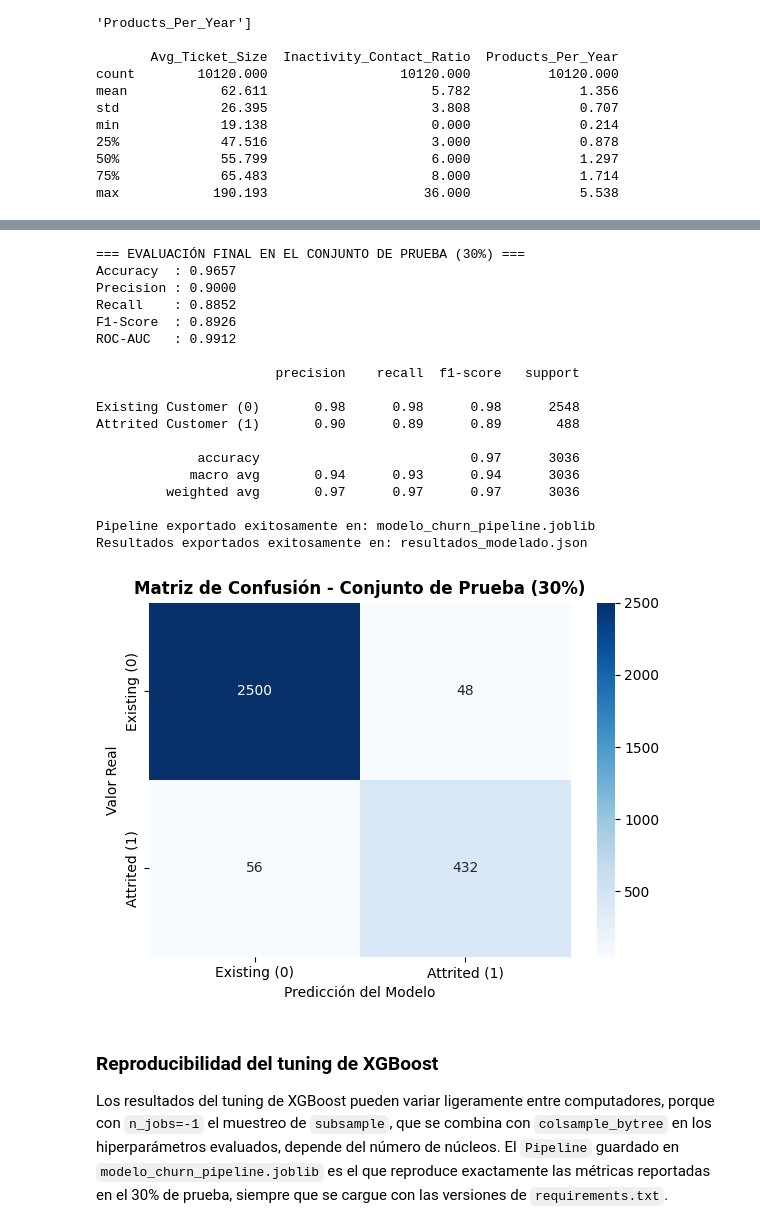
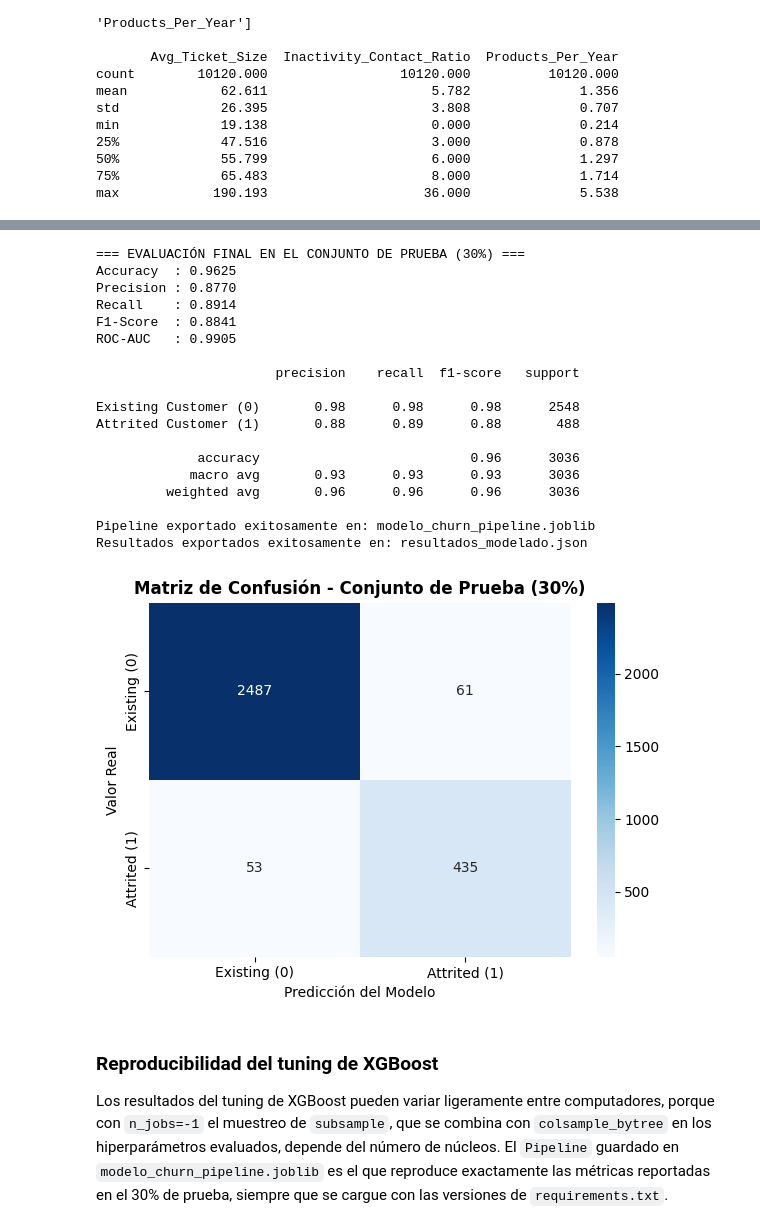
Before and after one commit to dani1309/Clasificacion-de-dataos, a Jupyter notebook: Credit card Churn/02_Modelado_Predictivo_Avanzado.ipynb, the cells around one changed output, grey strips where cells are left out. Saved outputs shown, nothing was run; the diff lists cells and outputs as text; code cells hidden in the pictures.

Commit message:
Actualizar Notebook 02 con Stacking (MLP), pipeline del modelo y resultados_modelado.json

```diff
--- a/Credit card Churn/02_Modelado_Predictivo_Avanzado.ipynb
+++ b/Credit card Churn/02_Modelado_Predictivo_Avanzado.ipynb
@@ -183,7 +215,7 @@ models = {
     "6. XGBoost - Boosting (Ensamble)": XGBClassifier(n_estimators=150, learning_rate=0.1, max_depth=5, random_state=42, eval_metric='logloss', n_jobs=-1),
     "7. Stacking (Ensamble)": StackingClassifier(
         estimators=[
-            ('dt', DecisionTreeClassifier(max_depth=8, random_state=42)),
+            ('mlp', MLPClassifier(hidden_layer_sizes=(64, 32), max_iter=300, early_stopping=True, random_state=42)),
             ('rf', RandomForestClassifier(n_estimators=100, random_state=42, n_jobs=-1)),
             ('xgb', XGBClassifier(n_estimators=100, learning_rate=0.1, max_depth=5, random_state=42, eval_metric='logloss', n_jobs=-1))
         ],
@@ -201,25 +233,22 @@ summary_rows = []
 
 for name, clf in models.items():
     t0 = time.time()
-    pipe = ImbPipeline(steps=preparation_steps + [
-        ('smote', SMOTE(random_state=42)),
-        ('classifier', clf)
-    ])
+    pipe = build_pipeline(clf)
     scores = cross_validate(pipe, X_train, y_train, cv=cv, scoring=scoring, n_jobs=1)
     elapsed = time.time() - t0
     cv_results_dict[name] = scores
+
+    # Un solo valor (el promedio .mean() redondeado a 4 decimales)
     summary_rows.append({
         "Modelo": name,
-        "Accuracy (Media ± DE)": f"{scores['test_accuracy'].mean():.4f} ± {scores['test_accuracy'].std():.4f}",
-        "Precision (Media ± DE)": f"{scores['test_precision'].mean():.4f} ± {scores['test_precision'].std():.4f}",
-        "Recall (Media ± DE)": f"{scores['test_recall'].mean():.4f} ± {scores['test_recall'].std():.4f}",
-        "F1-Score (Media ± DE)": f"{scores['test_f1'].mean():.4f} ± {scores['test_f1'].std():.4f}",
-        "ROC-AUC (Media ± DE)": f"{scores['test_roc_auc'].mean():.4f} ± {scores['test_roc_auc'].std():.4f}",
-        "F1_mean": scores['test_f1'].mean(),
+        "Accuracy": round(scores['test_accuracy'].mean(), 4),
+        "Precision": round(scores['test_precision'].mean(), 4),
+        "Recall": round(scores['test_recall'].mean(), 4),
+        "F1-Score": round(scores['test_f1'].mean(), 4),
+        "ROC-AUC": round(scores['test_roc_auc'].mean(), 4),
         "Tiempo (s)": round(elapsed, 2)
     })
 
-df_cv_summary = pd.DataFrame(summary_rows).sort_values(by="F1_mean", ascending=False)
-print("=== RESULTADOS DE VALIDACIÓN CRUZADA (10-FOLD CV EN EL 70% DE ENTRENAMIENTO CON SMOTE) ===")
-print(df_cv_summary.drop(columns=['F1_mean']).to_string(index=False))
+df_cv_summary = pd.DataFrame(summary_rows).sort_values(by="F1-Score", ascending=False)
+display(df_cv_summary)
 # %% [output]
@@ -332,11 +343,6 @@ Estos 3 modelos pasan por un proceso doble de hiperparametrización sobre el con
 # %%
 # Hiperparametrización de los 3 mejores modelos (XGBoost, Stacking y Random Forest)
 # sobre el Pipeline completo, con los mismos 10 folds y el scoring F1 de la comparación inicial
-def build_pipeline(clf):
-    return ImbPipeline(steps=preparation_steps + [
-        ('smote', SMOTE(random_state=42)),
-        ('classifier', clone(clf))
-    ])
 
 def strip_prefix(params):
     return {k.replace('classifier__', '', 1): v for k, v in params.items()}
@@ -502,49 +504,49 @@ print("Pipeline exportado exitosamente en: modelo_churn_pipeline.joblib")
 
 # Resultados del modelado para el informe
 resultados = {
-    "cv_summary": df_cv_summary.drop(columns=['F1_mean']).to_dict(orient='records'),
+    "cv_summary": df_cv_summary.to_dict(orient='records'),
     "anova_f": round(float(f_stat), 4),
     "anova_p": f"{p_val_anova:.4e}",
     "tukey": [{**fila, "p-adj": float(f"{fila['p-adj']:.4e}"), "Significativa": bool(fila['Significativa'])} for fila in df_tukey_p.to_dict(orient='records')],
     "tuning": df_tuning.to_dict(orient='records'),
     "best_params": winning_xgb_params,
     "test_metrics": test_metrics
 }
 with open("resultados_modelado.json", "w", encoding="utf-8") as f:
     json.dump(resultados, f, ensure_ascii=False, indent=2)
 print("Resultados exportados exitosamente en: resultados_modelado.json")
 
 # Matriz de confusión en el 30% de prueba
 cm = confusion_matrix(y_test, y_pred_test)
 plt.figure(figsize=(6, 4.5))
 sns.heatmap(cm, annot=True, fmt='d', cmap='Blues',
             xticklabels=['Existing (0)', 'Attrited (1)'],
             yticklabels=['Existing (0)', 'Attrited (1)'])
 plt.title("Matriz de Confusión - Conjunto de Prueba (30%)", fontweight='bold')
 plt.xlabel("Predicción del Modelo")
 plt.ylabel("Valor Real")
 plt.tight_layout()
 plt.show()
 # %% [output]
 === EVALUACIÓN FINAL EN EL CONJUNTO DE PRUEBA (30%) ===
-Accuracy  : 0.9657
-Precision : 0.9000
-Recall    : 0.8852
-F1-Score  : 0.8926
-ROC-AUC   : 0.9912
+Accuracy  : 0.9625
+Precision : 0.8770
+Recall    : 0.8914
+F1-Score  : 0.8841
+ROC-AUC   : 0.9905
 
                        precision    recall  f1-score   support
 
 Existing Customer (0)       0.98      0.98      0.98      2548
-Attrited Customer (1)       0.90      0.89      0.89       488
+Attrited Customer (1)       0.88      0.89      0.88       488
 
-             accuracy                           0.97      3036
-            macro avg       0.94      0.93      0.94      3036
-         weighted avg       0.97      0.97      0.97      3036
+             accuracy                           0.96      3036
+            macro avg       0.93      0.93      0.93      3036
+         weighted avg       0.96      0.96      0.96      3036
 
 Pipeline exportado exitosamente en: modelo_churn_pipeline.joblib
 Resultados exportados exitosamente en: resultados_modelado.json
-[figure, old version]
+[figure, new version]
 # %% [markdown]
 ### Reproducibilidad del tuning de XGBoost
 Los resultados del tuning de XGBoost pueden variar ligeramente entre computadores, porque con `n_jobs=-1` el muestreo de `subsample`, que se combina con `colsample_bytree` en los hiperparámetros evaluados, depende del número de núcleos. El `Pipeline` guardado en `modelo_churn_pipeline.joblib` es el que reproduce exactamente las métricas reportadas en el 30% de prueba, siempre que se cargue con las versiones de `requirements.txt`.
```
Also changed, not shown: parts of 32 cells of this notebook, 2 other files.
